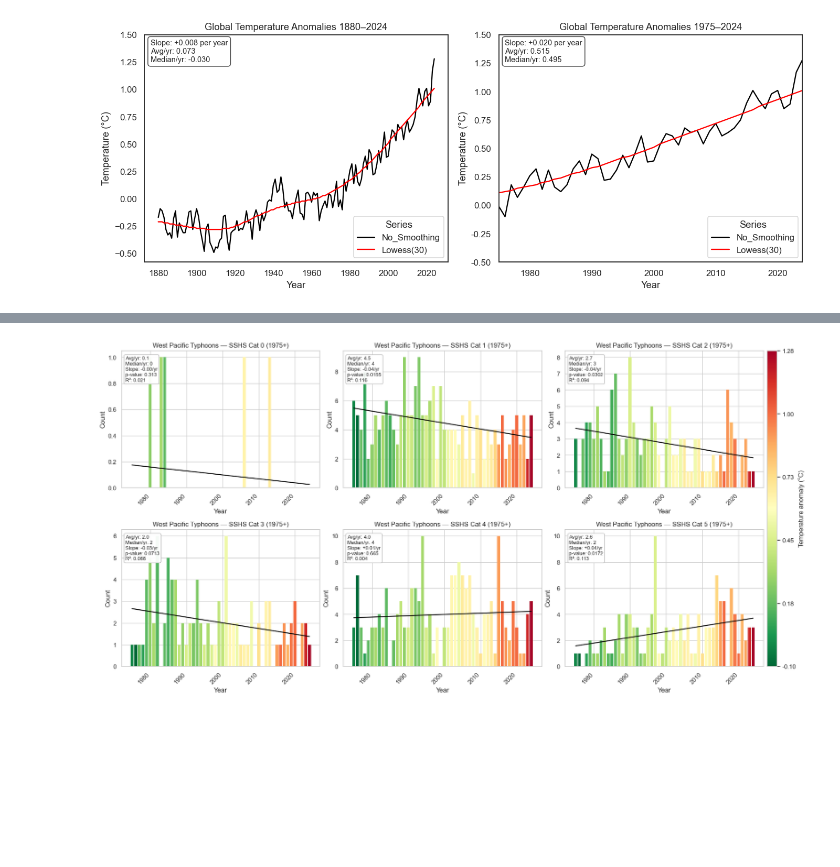
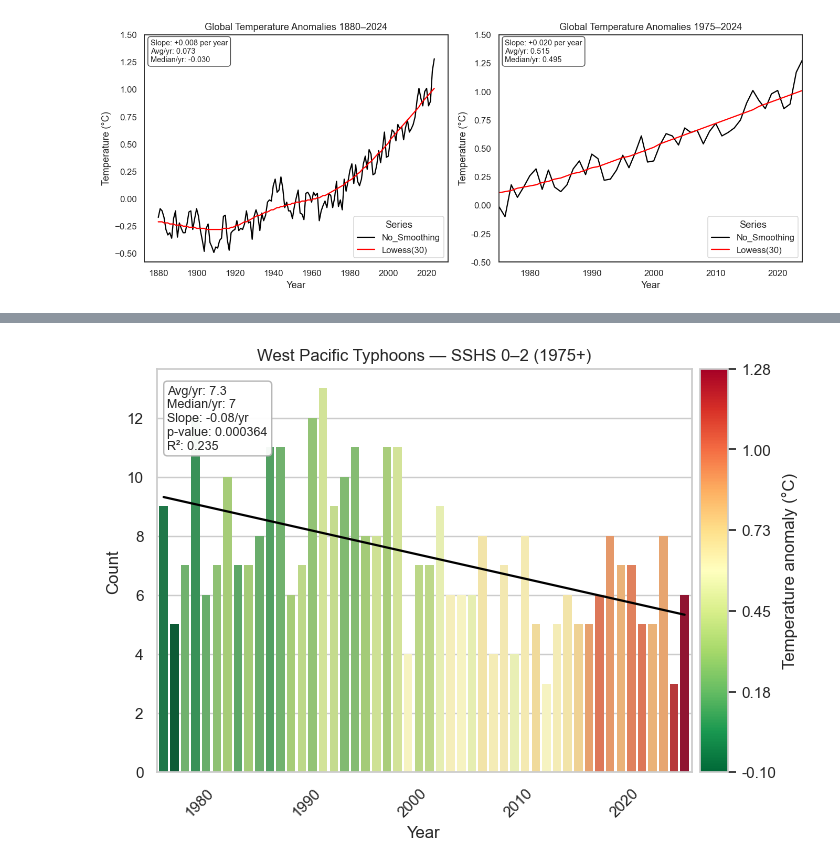
Before and after one commit to greggmaloy/608, a Jupyter notebook: Data_608_Assignment_512.ipynb, the cells around one changed output, grey strips where cells are left out. Cells and saved outputs as stored; diff of their text form; code cells hidden in the pictures; blank space fills up the shorter version.

```diff
--- a/Data_608_Assignment_512.ipynb
+++ b/Data_608_Assignment_512.ipynb
@@ -1129,5 +1174,6 @@ plt.show()
 # %%
 import numpy as np
+import pandas as pd
 import seaborn as sns
 import matplotlib as mpl
 import matplotlib.pyplot as plt
@@ -1142,14 +1188,13 @@ temp_col = "temp_no_smoothing" if "temp_no_smoothing" in df.columns else "No_Smo
 # Find typhoon SSHS category columns (robust to your naming)
 typh_cols = []
 for k in range(6):  # 0..5
-    # prefer prefixed columns
     if f"typh_cat{k}" in df.columns:
         typh_cols.append((k, f"typh_cat{k}"))
-    # fallback to unprefixed (if you kept them that way)
     elif f"Cat{k}" in df.columns:
         typh_cols.append((k, f"Cat{k}"))
     else:
         raise KeyError(f"Missing typhoon category column for Cat {k}.")
+typh_map = dict(typh_cols)
 
 # Temperature → color per year
 temp_map = df.set_index(year_col)[temp_col]
@@ -1164,69 +1209,88 @@ year_to_color = {int(y): (cmap(t) if np.isfinite(t) else (0.7, 0.7, 0.7))
 
 sns.set_theme(style="whitegrid")
 
-# ===== Figure: 2 rows × 3 cols, shared colorbar on right =====
-fig = plt.figure(figsize=(18, 9), constrained_layout=True)
-gs = fig.add_gridspec(nrows=2, ncols=4, width_ratios=[1, 1, 1, 0.05])
+# --- helper: sum selected category columns into one yearly series ---
+def combined_counts(df, year_col, cols_to_sum, label):
+    d = df[[year_col] + cols_to_sum].dropna(subset=[year_col]).copy()
+    d = d.sort_values(year_col)
+    d["Count"] = d[cols_to_sum].sum(axis=1)
+    out = d[[year_col, "Count"]].rename(columns={year_col: "Year"})
+    out["Group"] = label
+    return out
 
-axes = [
-    fig.add_subplot(gs[0,0]), fig.add_subplot(gs[0,1]), fig.add_subplot(gs[0,2]),
-    fig.add_subplot(gs[1,0]), fig.add_subplot(gs[1,1]), fig.add_subplot(gs[1,2]),
-]
+# Groups: 0–2 and 3–5
+low_cols  = [typh_map[k] for k in (0, 1, 2)]
+high_cols = [typh_map[k] for k in (3, 4, 5)]
+d_low  = combined_counts(df, year_col, low_cols,  "SSHS 0–2")
+d_high = combined_counts(df, year_col, high_cols, "SSHS 3–5")
 
-for ax, (k, colname) in zip(axes, typh_cols):
-    d = (df[[year_col, colname]]
-         .dropna()
-         .rename(columns={year_col:"Year", colname:"Count"})
-         .sort_values("Year"))
+# --- plotting helper (narrower figure) ---
+def plot_group_seaborn(d, title, vmin, vmax, cmap):
     years  = d["Year"].to_numpy(int)
     counts = d["Count"].to_numpy(float)
     x = np.arange(len(years))
 
-    # Bars colored by temperature
-    ax.bar(x, counts, color=[year_to_color[int(y)] for y in years], edgecolor="none")
+    fig = plt.figure(figsize=(7, 5), constrained_layout=True)  # narrower width
+    gs = fig.add_gridspec(nrows=1, ncols=20)  # slim colorbar at the right
+    ax  = fig.add_subplot(gs[0, :19])
+    cax = fig.add_subplot(gs[0, 19])
 
-    # Linear trend line (fit on bar positions so line aligns with bars)
-    m = np.nan; p = np.nan; r2 = np.nan
+    # Bars colored by temperature via palette mapping Year → color
+    pal = {int(y): year_to_color[int(y)] for y in years}
+    data = pd.DataFrame({"Year": years, "Count": counts})
+    sns.barplot(
+        data=data, x="Year", y="Count",
+        hue="Year", palette=pal, dodge=False, ax=ax,
+        edgecolor=None, linewidth=0
+    )
+    if ax.get_legend() is not None:
+        ax.legend_.remove()
+
+    # Trendline on bar indices (aligns visually with bars)
+    m = np.nan; b = np.nan; p = np.nan; r2 = np.nan
     mask = np.isfinite(counts)
     if mask.sum() >= 2 and np.nanstd(counts[mask]) > 0:
         res = linregress(x[mask].astype(float), counts[mask].astype(float))
         m, b, p, r2 = res.slope, res.intercept, res.pvalue, res.rvalue**2
-        y_hat = m * x + b
-        ax.plot(x, y_hat, color="black", lw=1.6)
+        ax.plot(x, m * x + b, color="black", lw=1.6)
 
     # Labels & ticks
-    ax.set_title(f"West Pacific Typhoons — SSHS Cat {k} (1975+)")
+    ax.set_title(title)
     ax.set_ylabel("Count")
     ax.set_xlabel("Year")
     decade_pos = [i for i, y in enumerate(years) if (y >= 1980 and y % 10 == 0)]
     ax.set_xticks(decade_pos)
     ax.set_xticklabels([str(int(years[i])) for i in decade_pos], rotation=45, ha="right")
     ax.set_ylim(bottom=0)
+    ax.margins(x=0.005)
 
-    # Stats box (Avg, Median, Slope, p, R²)
+    # Stats box
     avg_val = np.nanmean(counts)
     med_val = np.nanmedian(counts)
     ax.text(
         0.02, 0.96,
         f"Avg/yr: {avg_val:,.1f}\n"
         f"Median/yr: {med_val:,.0f}\n"
         f"Slope: {m:+.2f}/yr\n"
         f"p-value: {p:.3g}\n"
         f"R²: {r2:.3f}",
         transform=ax.transAxes, ha="left", va="top", fontsize=9,
         bbox=dict(boxstyle="round,pad=0.3", fc="white", ec="0.7", alpha=0.95)
     )
 
-# Shared colorbar (temperature anomaly)
-cax = fig.add_subplot(gs[:, 3])
-norm_mpl = mpl.colors.Normalize(vmin=vmin, vmax=vmax)
-sm = mpl.cm.ScalarMappable(norm=norm_mpl, cmap=cmap); sm.set_array([])
-cbar = fig.colorbar(sm, cax=cax)
-cbar.set_label("Temperature anomaly (°C)")
-ticks = np.linspace(vmin, vmax, 6)
-cbar.set_ticks(ticks)
-cbar.set_ticklabels([f"{t:.2f}" for t in ticks])
+    # Continuous colorbar for temperature
+    norm_mpl = mpl.colors.Normalize(vmin=vmin, vmax=vmax)
+    sm = mpl.cm.ScalarMappable(norm=norm_mpl, cmap=cmap); sm.set_array([])
+    cbar = fig.colorbar(sm, cax=cax)
+    cbar.set_label("Temperature anomaly (°C)")
+    ticks = np.linspace(vmin, vmax, 6)
+    cbar.set_ticks(ticks)
+    cbar.set_ticklabels([f"{t:.2f}" for t in ticks])
 
-plt.show()
+    plt.show()
+
+# --- render the two figures ---
+plot_group_seaborn(d_low,  "West Pacific Typhoons — SSHS 0–2 (1975+)", vmin, vmax, cmap)
+plot_group_seaborn(d_high, "West Pacific Typhoons — SSHS 3–5 (1975+)", vmin, vmax, cmap)
 # %% [output]
-[figure, old version]
+[figure, new version]
```
Also changed, not shown: parts of 5 cells of this notebook.
